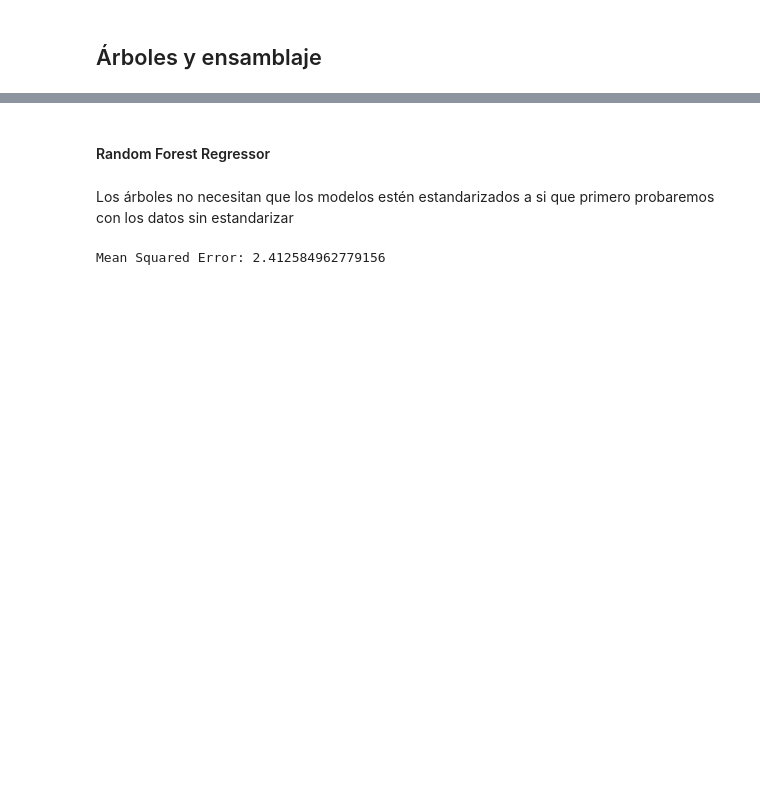
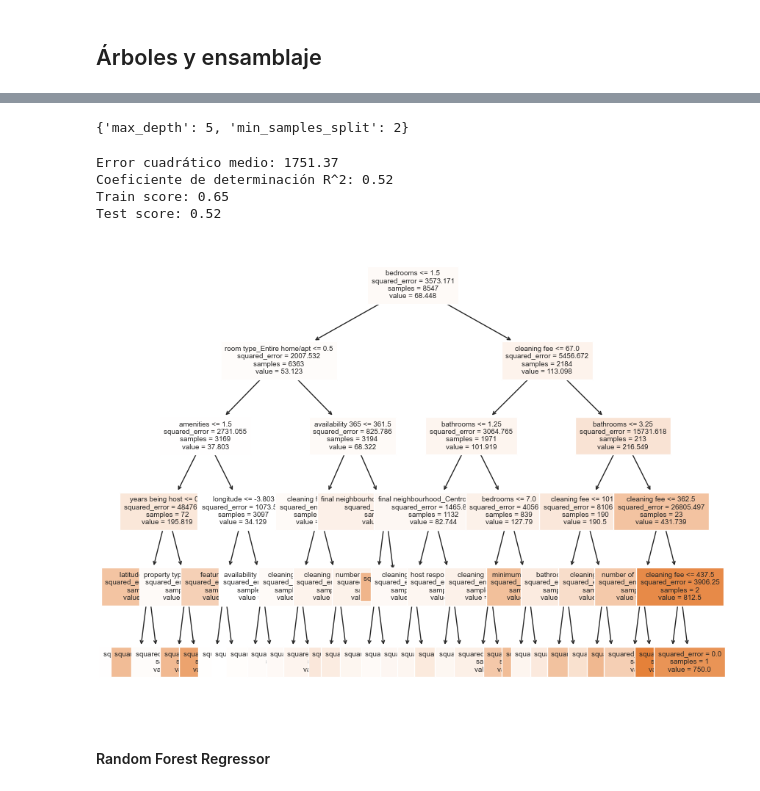
Before and after one commit to martallanos/Practica-Marta-Llanos-machine-learning, a Jupyter notebook: Modelos_machine_learning.ipynb, the cells around one changed output, grey strips where cells are left out. Drawn from its saved outputs; the diff is of its cells as text; code cells hidden in the pictures; blank space fills up the shorter version.

```diff
--- a/Modelos_machine_learning.ipynb
+++ b/Modelos_machine_learning.ipynb
@@ -305,18 +331,55 @@ The test score for ls model is 0.9719077158233111
+# %%
+grid_tree_model = DecisionTreeRegressor(random_state=42)
+
+param_grid_tree = {
+    'max_depth': [None,3,5,7, 10, 13,15],  # Valores para probar la profundidad máxima del árbol
+    'min_samples_split': [2,5,8,10],  # Valores para probar el número mínimo de muestras requeridas para dividir un nodo interno
+    # Agrega otros parámetros que desees ajustar
+}
+# Grid search
+grid_search_tree = GridSearchCV(estimator=grid_tree_model, param_grid=param_grid_tree, cv=5, scoring='neg_mean_squared_error')
+grid_search_tree.fit(X_train, y_train)
+
+# Mejores parametros
+best_params_tree = grid_search_tree.best_params_
+best_model_tree = grid_search_tree.best_estimator_
+
+best_params_tree
+# %% [output]
+{'max_depth': 5, 'min_samples_split': 2}
+# %%
+tree = DecisionTreeRegressor(max_depth=5, min_samples_split =2)
+
+# Entrenar el modelo con los datos de entrenamiento
+tree.fit(X_train, y_train)
+
+# Realizar predicciones en el conjunto de prueba
+y_pred_tree = tree.predict(X_test)
+
+# Calcular el error cuadrático medio
+mse_tree = mean_squared_error(y_test, y_pred_tree)
+print("Error cuadrático medio:",round(mse_tree,2))
+
+#Calcular r^2
+r2_tree = r2_score(y_test, y_pred_tree)
+print('Coeficiente de determinación R^2:',round(r2_tree,2))
+
+train_score_tree = tree.score(X_train, y_train)
+print("Train score:", round(train_score_tree,2))
+
+# Calcular el puntaje de prueba
+test_score_tree = tree.score(X_test, y_test)
+print("Test score:", round(test_score_tree,2))
+# %% [output]
+Error cuadrático medio: 1751.37
+Coeficiente de determinación R^2: 0.52
+Train score: 0.65
+Test score: 0.52
+# %%
+plt.figure(figsize=(10, 8))
+plot_tree(tree, filled=True, feature_names=X_train.columns,fontsize=7)
+plt.show()
+# %% [output]
+[figure, added]
 # %% [markdown]
 #### Random Forest Regressor
-# %% [markdown]
-Los árboles no necesitan que los modelos estén estandarizados a si que primero probaremos con los datos sin estandarizar
-# %%
-rf_model = RandomForestRegressor(n_estimators=100, random_state=42)
-
-# Train the model
-rf_model.fit(X_train, y_train)
-
-# Make predictions on the test set
-y_pred = rf_model.predict(X_test)
-
-# Evaluate the model
-mse = mean_squared_error(y_test, y_pred)
-print(f"Mean Squared Error: {mse}")
-# %% [output]
-Mean Squared Error: 2.412584962779156
```
Also changed, not shown: parts of 46 cells of this notebook.
